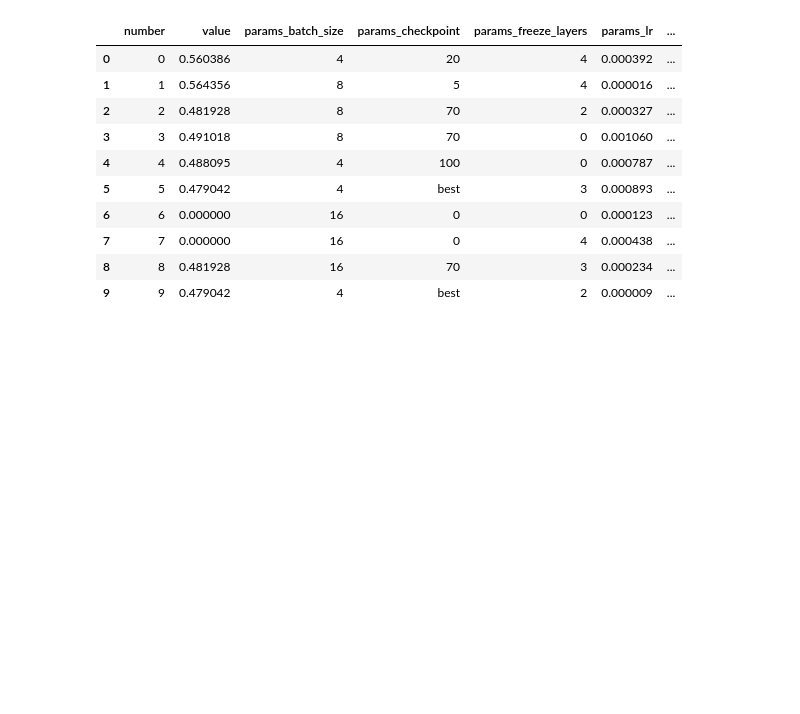
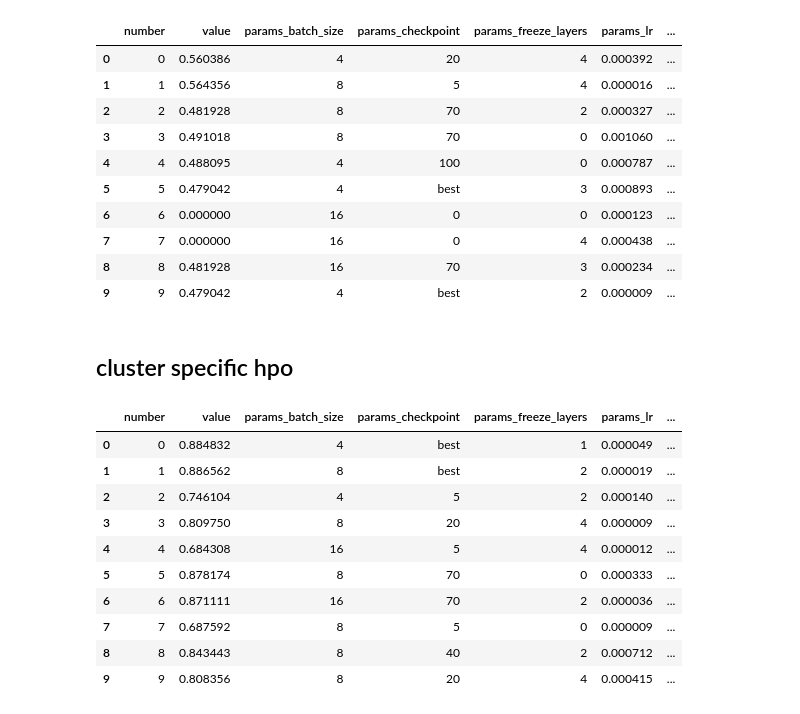
Before and after one commit to PulyaPolya/beat_this, a Jupyter notebook: results_evaluation.ipynb, the cells around one changed output. Cells and saved outputs as stored; diff of their text form; code cells hidden in the pictures; blank space fills up the shorter version.

Commit message:
fixing checkpoint

```diff
--- a/results_evaluation.ipynb
+++ b/results_evaluation.ipynb
@@ -1429,3 +1429,41 @@ df_filtered.head(10)
 | 7 | 7 | 0.000000 | 16 | 0 | 4 | 0.000438 | ... |
 | 8 | 8 | 0.481928 | 16 | 70 | 3 | 0.000234 | ... |
 | 9 | 9 | 0.479042 | 4 | best | 2 | 0.000009 | ... |
+# %% [markdown]
+## cluster specific hpo
+# %%
+import optuna
+import pandas as pd
+study = optuna.load_study(
+    study_name="cluster_2_10_try",
+    storage="sqlite:///optuna.db"
+)
+
+optuna.delete_study(study_name="cluster_2_10_try", storage="sqlite:///optuna.db")
+# %%
+import optuna
+import pandas as pd
+study = optuna.load_study(
+    study_name="cluster_2",
+    storage="sqlite:///optuna.db"
+)
+df = study.trials_dataframe()
+df_filtered = df[df["state"].isin(["COMPLETE", "PRUNED"]) ]
+date_cols = [col for col in df_filtered.columns if "datetime" in col or "duration" in col]
+df_filtered = df_filtered.drop(columns = date_cols, axis = 1)
+
+df_filtered = df_filtered.reset_index()
+df_filtered = df_filtered.drop(columns = ["index"], axis = 1)
+df_filtered.head(10)
+# %% [output]
+|  | number | value | params_batch_size | params_checkpoint | params_freeze_layers | params_lr | ... |
+| 0 | 0 | 0.884832 | 4 | best | 1 | 0.000049 | ... |
+| 1 | 1 | 0.886562 | 8 | best | 2 | 0.000019 | ... |
+| 2 | 2 | 0.746104 | 4 | 5 | 2 | 0.000140 | ... |
+| 3 | 3 | 0.809750 | 8 | 20 | 4 | 0.000009 | ... |
+| 4 | 4 | 0.684308 | 16 | 5 | 4 | 0.000012 | ... |
+| 5 | 5 | 0.878174 | 8 | 70 | 0 | 0.000333 | ... |
+| 6 | 6 | 0.871111 | 16 | 70 | 2 | 0.000036 | ... |
+| 7 | 7 | 0.687592 | 8 | 5 | 0 | 0.000009 | ... |
+| 8 | 8 | 0.843443 | 8 | 40 | 2 | 0.000712 | ... |
+| 9 | 9 | 0.808356 | 8 | 20 | 4 | 0.000415 | ... |
```
Also changed, not shown: parts of 4 cells of this notebook, 1 other file.
